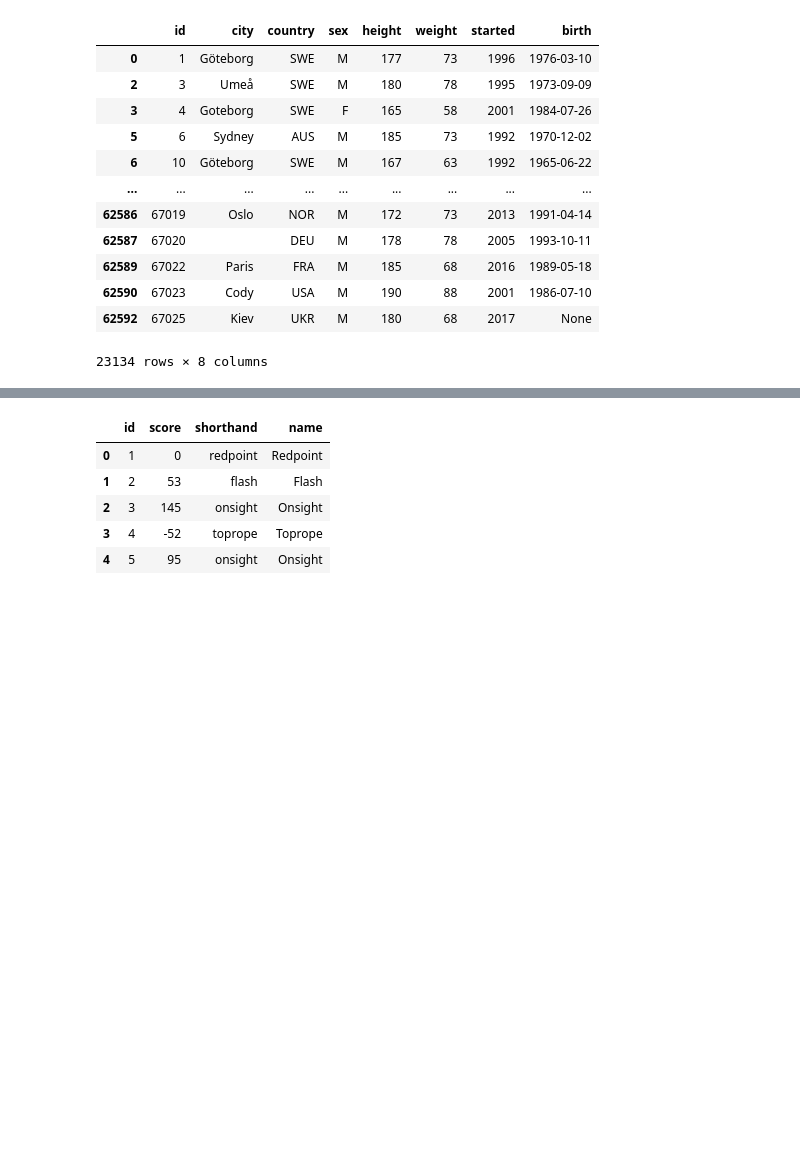
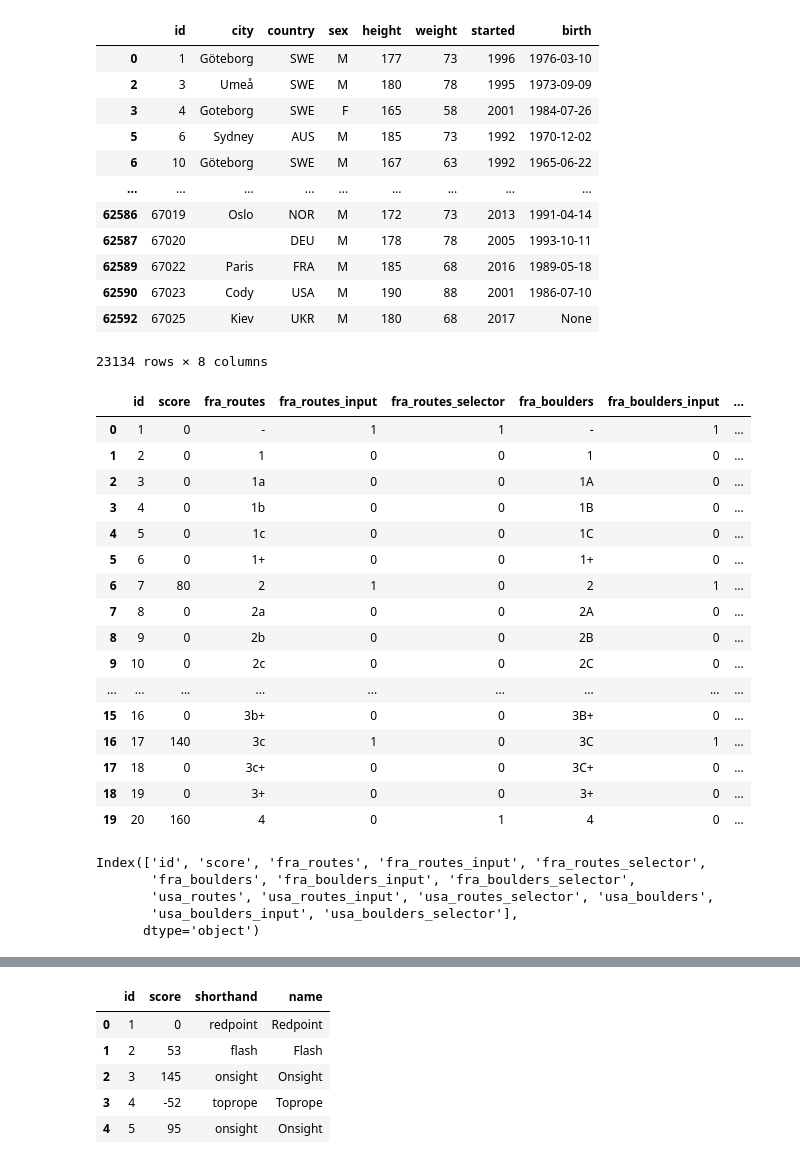
Before and after one commit to kchiev215/Passion_project, a Jupyter notebook: CleanData.ipynb, the cells around one changed output, grey strips where cells are left out. Drawn from its saved outputs; the diff is of its cells as text; code cells hidden in the pictures; blank space fills up the shorter version.

Commit message:
Working on grading table

```diff
--- a/CleanData.ipynb
+++ b/CleanData.ipynb
@@ -44,6 +43,8 @@ df_user = qry("SELECT * FROM USER")
 df_grade = qry("SELECT * FROM grade")
 df_method = qry("SELECT * FROM method")
 df_ascent = qry("SELECT * FROM ascent")
+# %%
+df_grade = qry("SELECT * FROM grade")
 # %%
 df_user
 # %% [output]
@@ -108,3 +109,31 @@ cleaned_up_users
 | 62590 | 67023 | Cody | USA | M | 190 | 88 | 2001 | 1986-07-10 |
 | 62592 | 67025 | Kiev | UKR | M | 180 | 68 | 2017 | None |
 23134 rows × 8 columns
+# %%
+df_grade.head(20)
+# %% [output]
+|  | id | score | fra_routes | fra_routes_input | fra_routes_selector | fra_boulders | fra_boulders_input | ... |
+| 0 | 1 | 0 | - | 1 | 1 | - | 1 | ... |
+| 1 | 2 | 0 | 1 | 0 | 0 | 1 | 0 | ... |
+| 2 | 3 | 0 | 1a | 0 | 0 | 1A | 0 | ... |
+| 3 | 4 | 0 | 1b | 0 | 0 | 1B | 0 | ... |
+| 4 | 5 | 0 | 1c | 0 | 0 | 1C | 0 | ... |
+| 5 | 6 | 0 | 1+ | 0 | 0 | 1+ | 0 | ... |
+| 6 | 7 | 80 | 2 | 1 | 0 | 2 | 1 | ... |
+| 7 | 8 | 0 | 2a | 0 | 0 | 2A | 0 | ... |
+| 8 | 9 | 0 | 2b | 0 | 0 | 2B | 0 | ... |
+| 9 | 10 | 0 | 2c | 0 | 0 | 2C | 0 | ... |
+| ... | ... | ... | ... | ... | ... | ... | ... | ... |
+| 15 | 16 | 0 | 3b+ | 0 | 0 | 3B+ | 0 | ... |
+| 16 | 17 | 140 | 3c | 1 | 0 | 3C | 1 | ... |
+| 17 | 18 | 0 | 3c+ | 0 | 0 | 3C+ | 0 | ... |
+| 18 | 19 | 0 | 3+ | 0 | 0 | 3+ | 0 | ... |
+| 19 | 20 | 160 | 4 | 0 | 1 | 4 | 0 | ... |
+# %%
+df_grade.columns
+# %% [output]
+Index(['id', 'score', 'fra_routes', 'fra_routes_input', 'fra_routes_selector',
+       'fra_boulders', 'fra_boulders_input', 'fra_boulders_selector',
+       'usa_routes', 'usa_routes_input', 'usa_routes_selector', 'usa_boulders',
+       'usa_boulders_input', 'usa_boulders_selector'],
+      dtype='object')
```
Also changed, not shown: parts of 7 cells of this notebook.
